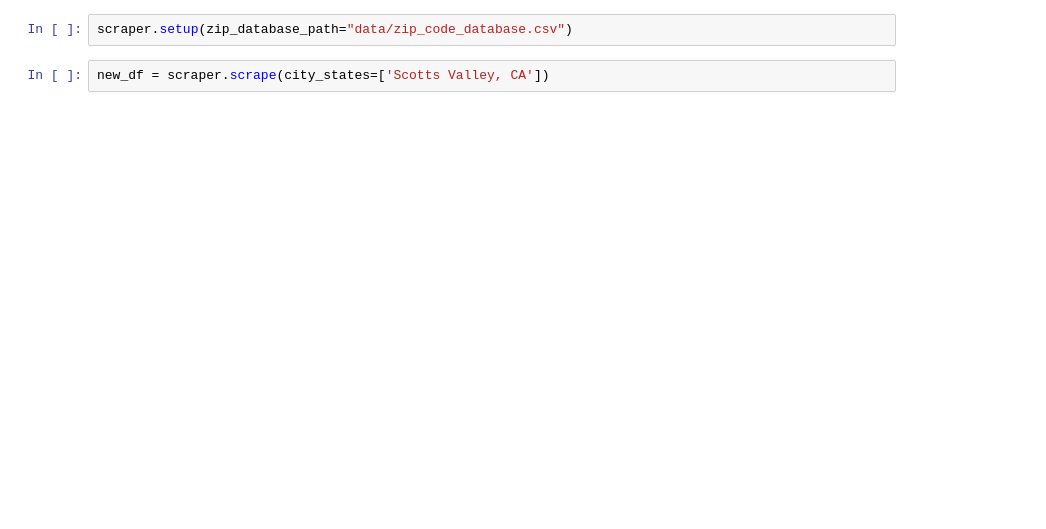
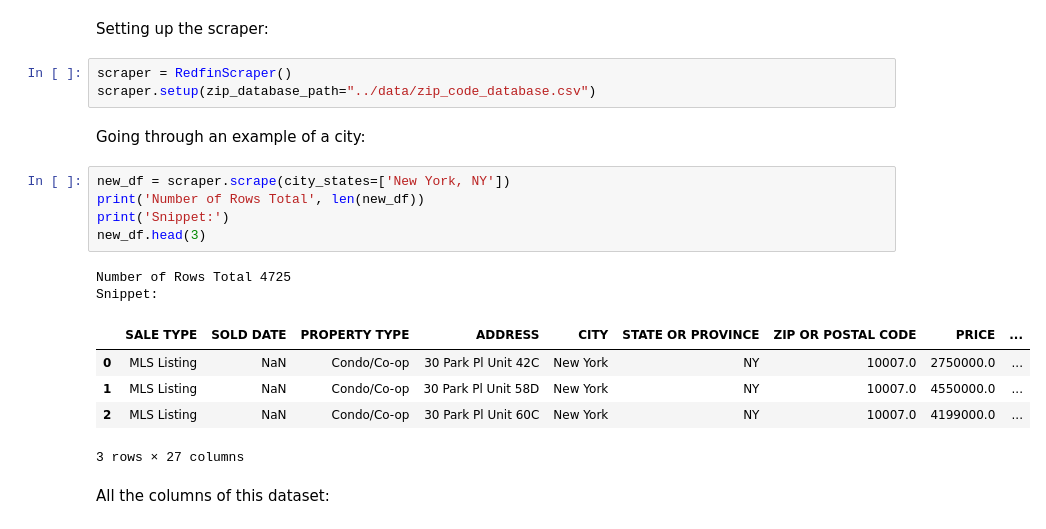
Before and after one commit to ztrehlk/Apartment-Analytics, a Jupyter notebook: Demo Notebooks/redfin_api_demo.ipynb, the cells around one changed output. Saved outputs shown, nothing was run; the diff lists cells and outputs as text; blank space fills up the shorter version.

```diff
--- a/Demo Notebooks/redfin_api_demo.ipynb
+++ b/Demo Notebooks/redfin_api_demo.ipynb
@@ -24,5 +49,23 @@ scraper = RedfinScraper()
+# %% [markdown]
+Setting up the scraper:
 # %%
-scraper.setup(zip_database_path="data/zip_code_database.csv")
+scraper = RedfinScraper()
+scraper.setup(zip_database_path="../data/zip_code_database.csv")
-# %%
-new_df = scraper.scrape(city_states=['Scotts Valley, CA'])
+# %% [markdown]
+Going through an example of a city:
+# %%
+new_df = scraper.scrape(city_states=['New York, NY'])
+print('Number of Rows Total', len(new_df))
+print('Snippet:')
+new_df.head(3)
+# %% [output]
+Number of Rows Total 4725
+Snippet:
+|  | SALE TYPE | SOLD DATE | PROPERTY TYPE | ADDRESS | CITY | STATE OR PROVINCE | ZIP OR POSTAL CODE | PRICE | ... |
+| 0 | MLS Listing | NaN | Condo/Co-op | 30 Park Pl Unit 42C | New York | NY | 10007.0 | 2750000.0 | ... |
+| 1 | MLS Listing | NaN | Condo/Co-op | 30 Park Pl Unit 58D | New York | NY | 10007.0 | 4550000.0 | ... |
+| 2 | MLS Listing | NaN | Condo/Co-op | 30 Park Pl Unit 60C | New York | NY | 10007.0 | 4199000.0 | ... |
+3 rows × 27 columns
+# %% [markdown]
+All the columns of this dataset:
 # %%
```
Also changed, not shown: parts of 15 cells of this notebook, 3 other files.
